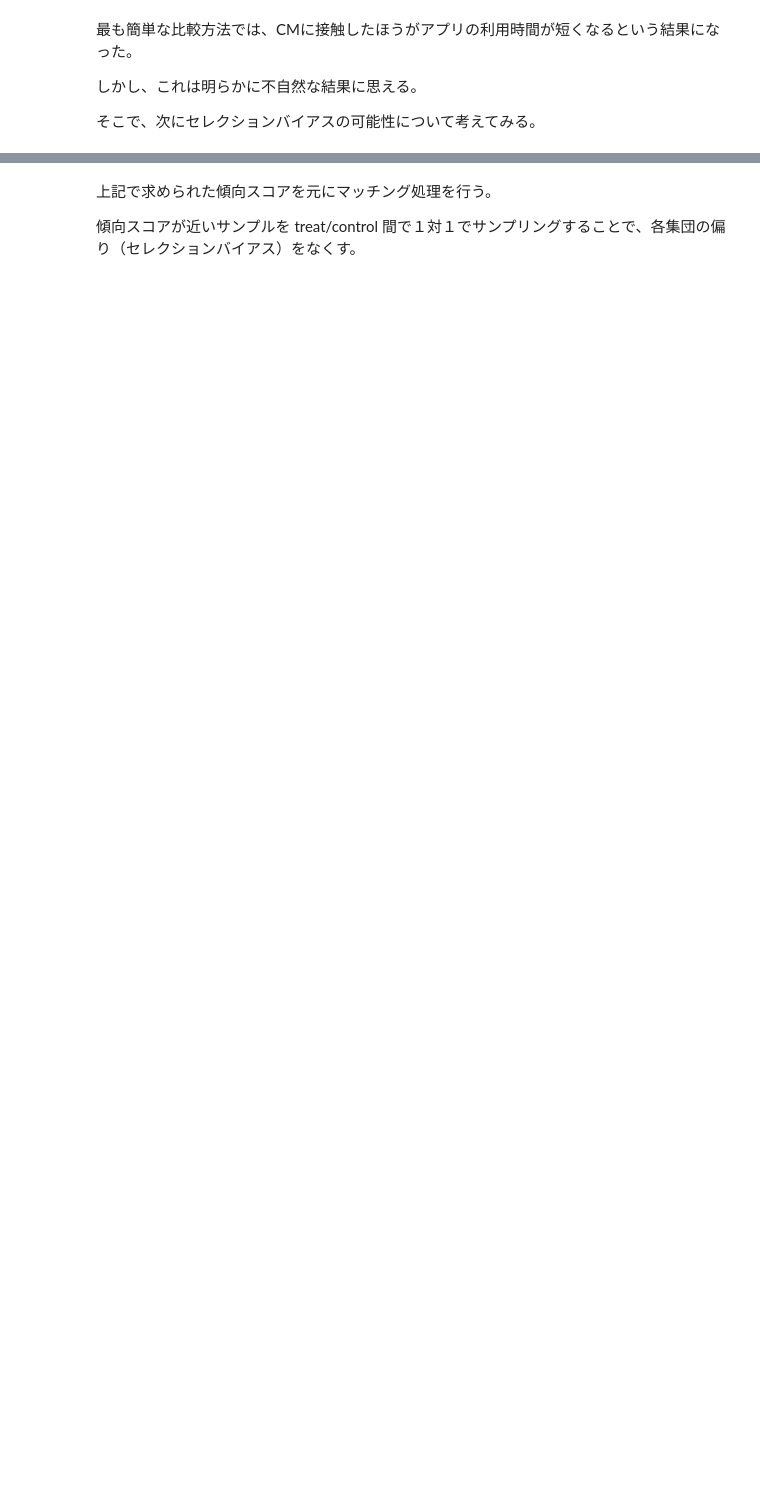
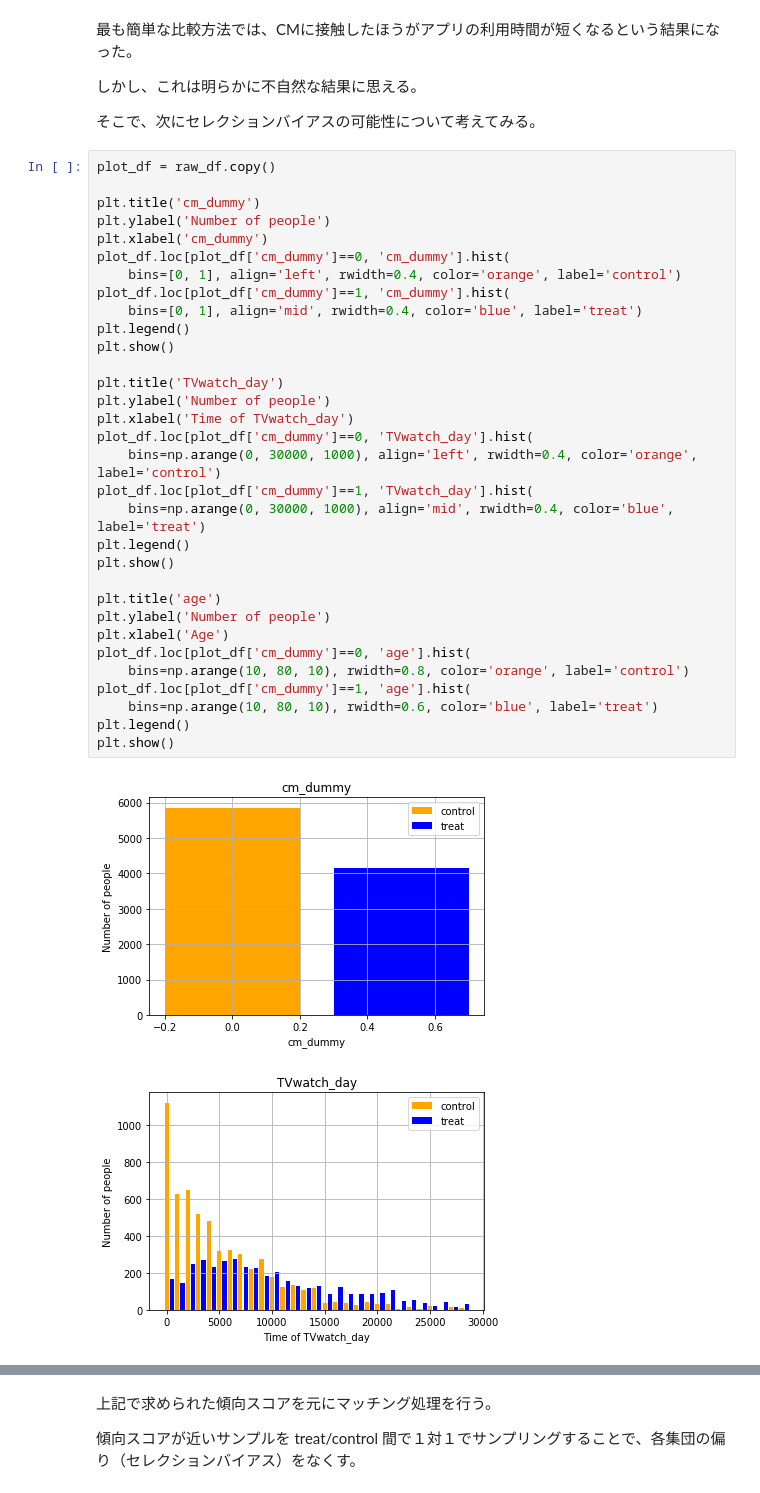
Before and after one commit to louis1022/ML_notebook, a Jupyter notebook: causal_reasoning/notebook/propensity_score.ipynb, the cells around one changed output, grey strips where cells are left out. Drawn from its saved outputs; the diff is of its cells as text; blank space fills up the shorter version.

```diff
--- a/causal_reasoning/notebook/propensity_score.ipynb
+++ b/causal_reasoning/notebook/propensity_score.ipynb
@@ -56,3 +82,38 @@ CM接触による平均効果: -629.64
 しかし、これは明らかに不自然な結果に思える。
 
 そこで、次にセレクションバイアスの可能性について考えてみる。
+# %%
+plot_df = raw_df.copy()
+
+plt.title('cm_dummy')
+plt.ylabel('Number of people')
+plt.xlabel('cm_dummy')
+plot_df.loc[plot_df['cm_dummy']==0, 'cm_dummy'].hist(
+    bins=[0, 1], align='left', rwidth=0.4, color='orange', label='control')
+plot_df.loc[plot_df['cm_dummy']==1, 'cm_dummy'].hist(
+    bins=[0, 1], align='mid', rwidth=0.4, color='blue', label='treat')
+plt.legend()
+plt.show()
+
+plt.title('TVwatch_day')
+plt.ylabel('Number of people')
+plt.xlabel('Time of TVwatch_day')
+plot_df.loc[plot_df['cm_dummy']==0, 'TVwatch_day'].hist(
+    bins=np.arange(0, 30000, 1000), align='left', rwidth=0.4, color='orange', label='control')
+plot_df.loc[plot_df['cm_dummy']==1, 'TVwatch_day'].hist(
+    bins=np.arange(0, 30000, 1000), align='mid', rwidth=0.4, color='blue', label='treat')
+plt.legend()
+plt.show()
+
+plt.title('age')
+plt.ylabel('Number of people')
+plt.xlabel('Age')
+plot_df.loc[plot_df['cm_dummy']==0, 'age'].hist(
+    bins=np.arange(10, 80, 10), rwidth=0.8, color='orange', label='control')
+plot_df.loc[plot_df['cm_dummy']==1, 'age'].hist(
+    bins=np.arange(10, 80, 10), rwidth=0.6, color='blue', label='treat')
+plt.legend()
+plt.show()
+# %% [output]
+[figure, added]
+[figure, added]
```
Also changed, not shown: parts of 33 cells of this notebook, 3 other files.
